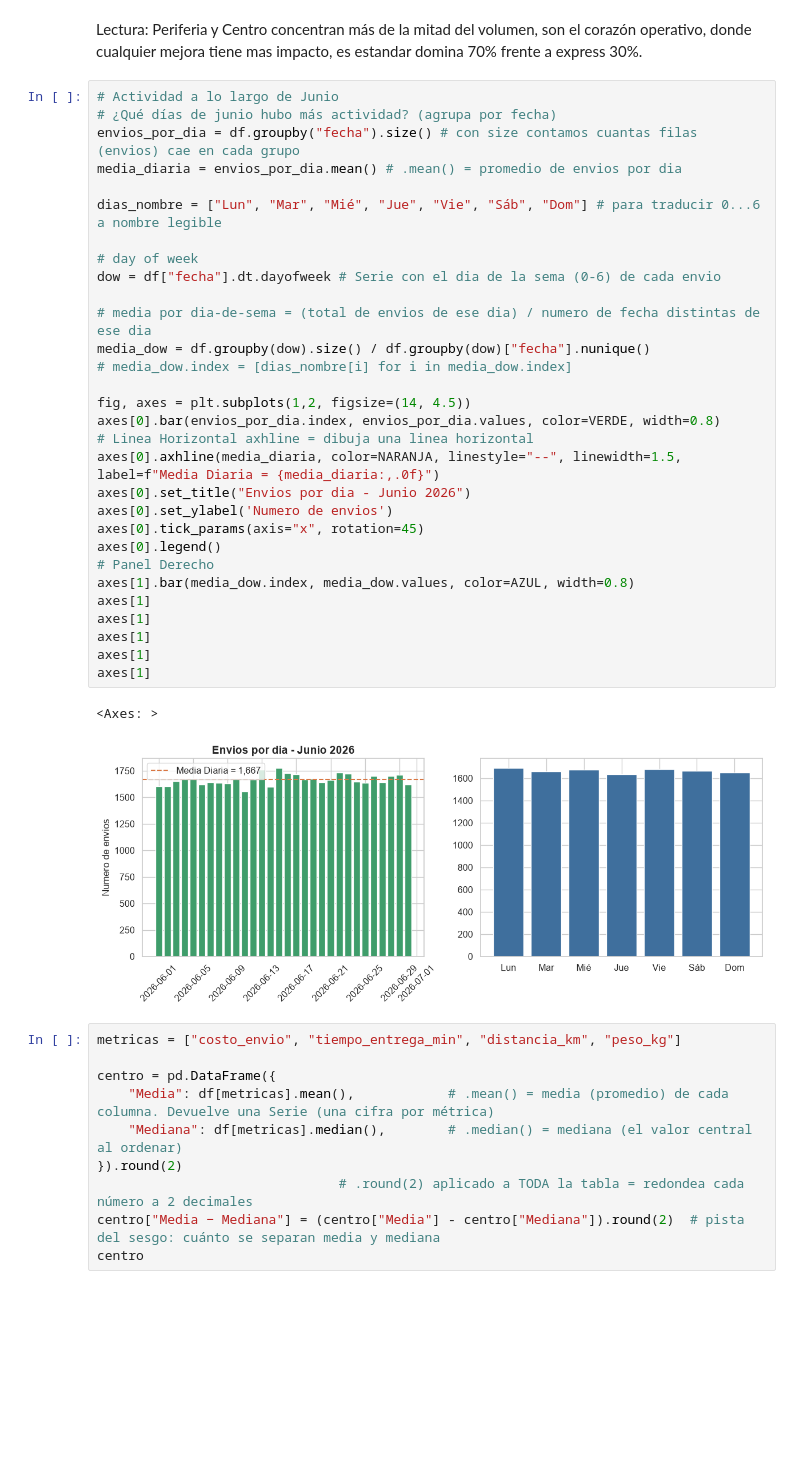
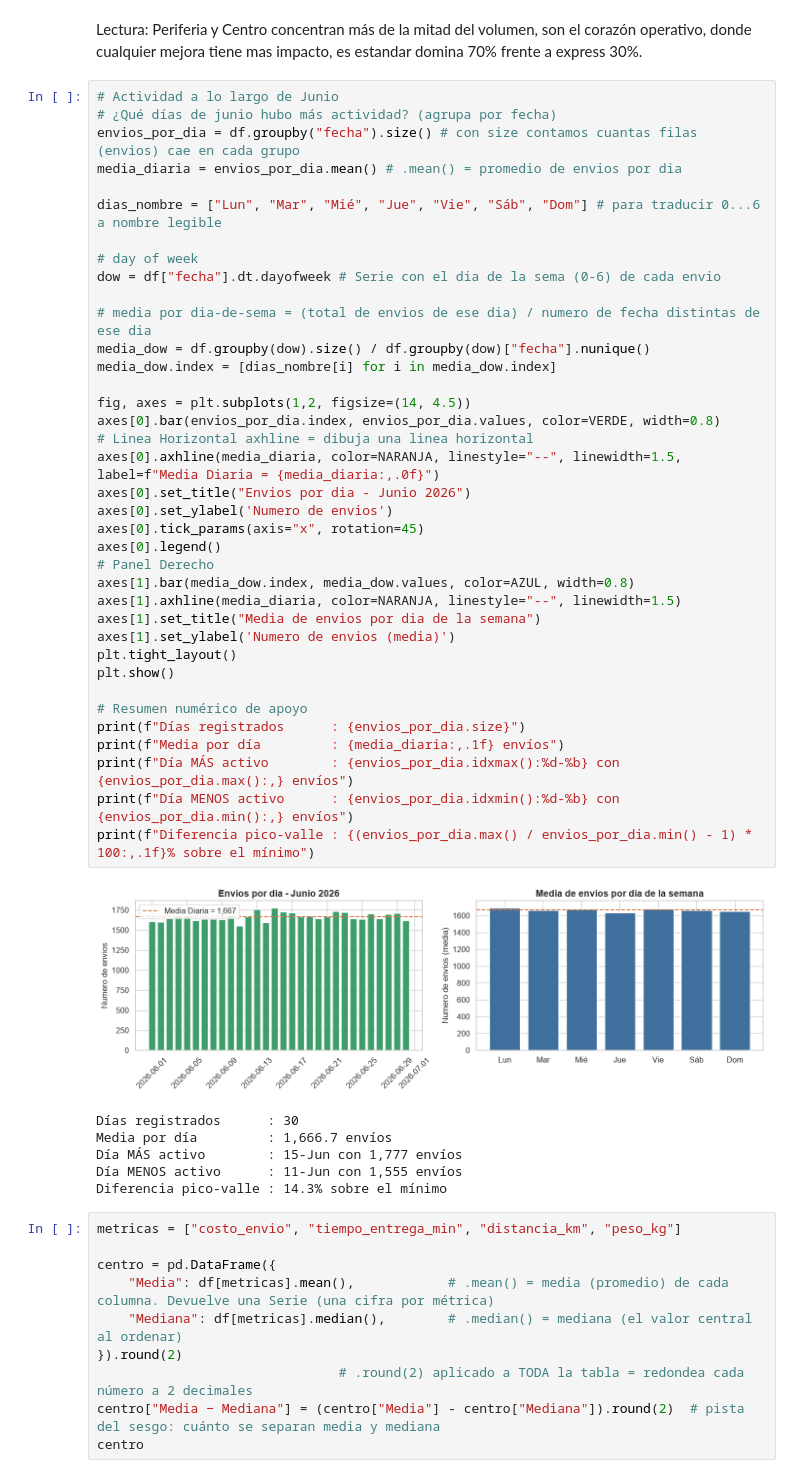
Before and after one commit to MiguelAngelRamos/ejercicio4-analis-datos, a Jupyter notebook: analisis_turboenvios.ipynb, the cells around one changed output. Cells and saved outputs as stored; diff of their text form; blank space fills up the shorter version.

```diff
--- a/analisis_turboenvios.ipynb
+++ b/analisis_turboenvios.ipynb
@@ -124,36 +124,47 @@ Lectura: Periferia y Centro concentran más de la mitad del volumen, son el cora
 # %%
 # Actividad a lo largo de Junio
 # ¿Qué días de junio hubo más actividad? (agrupa por fecha)
 envios_por_dia = df.groupby("fecha").size() # con size contamos cuantas filas (envios) cae en cada grupo
 media_diaria = envios_por_dia.mean() # .mean() = promedio de envios por dia
 
 dias_nombre = ["Lun", "Mar", "Mié", "Jue", "Vie", "Sáb", "Dom"] # para traducir 0...6 a nombre legible
 
 # day of week
 dow = df["fecha"].dt.dayofweek # Serie con el dia de la sema (0-6) de cada envio
 
 # media por dia-de-sema = (total de envios de ese dia) / numero de fecha distintas de ese dia
 media_dow = df.groupby(dow).size() / df.groupby(dow)["fecha"].nunique()
-# media_dow.index = [dias_nombre[i] for i in media_dow.index]
+media_dow.index = [dias_nombre[i] for i in media_dow.index]
 
 fig, axes = plt.subplots(1,2, figsize=(14, 4.5))
 axes[0].bar(envios_por_dia.index, envios_por_dia.values, color=VERDE, width=0.8)
 # Linea Horizontal axhline = dibuja una linea horizontal
 axes[0].axhline(media_diaria, color=NARANJA, linestyle="--", linewidth=1.5, label=f"Media Diaria = {media_diaria:,.0f}")
 axes[0].set_title("Envios por dia - Junio 2026")
 axes[0].set_ylabel('Numero de envios')
 axes[0].tick_params(axis="x", rotation=45)
 axes[0].legend()
 # Panel Derecho
 axes[1].bar(media_dow.index, media_dow.values, color=AZUL, width=0.8)
-axes[1]
-axes[1]
-axes[1]
-axes[1]
-axes[1]
+axes[1].axhline(media_diaria, color=NARANJA, linestyle="--", linewidth=1.5)
+axes[1].set_title("Media de envios por dia de la semana")
+axes[1].set_ylabel('Numero de envios (media)')
+plt.tight_layout()
+plt.show()
+
+# Resumen numérico de apoyo
+print(f"Días registrados      : {envios_por_dia.size}")
+print(f"Media por día         : {media_diaria:,.1f} envíos")
+print(f"Día MÁS activo        : {envios_por_dia.idxmax():%d-%b} con {envios_por_dia.max():,} envíos")
+print(f"Día MENOS activo      : {envios_por_dia.idxmin():%d-%b} con {envios_por_dia.min():,} envíos")
+print(f"Diferencia pico-valle : {(envios_por_dia.max() / envios_por_dia.min() - 1) * 100:,.1f}% sobre el mínimo")
 # %% [output]
+[figure, new version]
-<Axes: >
+Días registrados      : 30
+Media por día         : 1,666.7 envíos
+Día MÁS activo        : 15-Jun con 1,777 envíos
+Día MENOS activo      : 11-Jun con 1,555 envíos
+Diferencia pico-valle : 14.3% sobre el mínimo
-[figure, old version]
 # %%
 metricas = ["costo_envio", "tiempo_entrega_min", "distancia_km", "peso_kg"]
 
```
Also changed, not shown: parts of 5 cells of this notebook.
